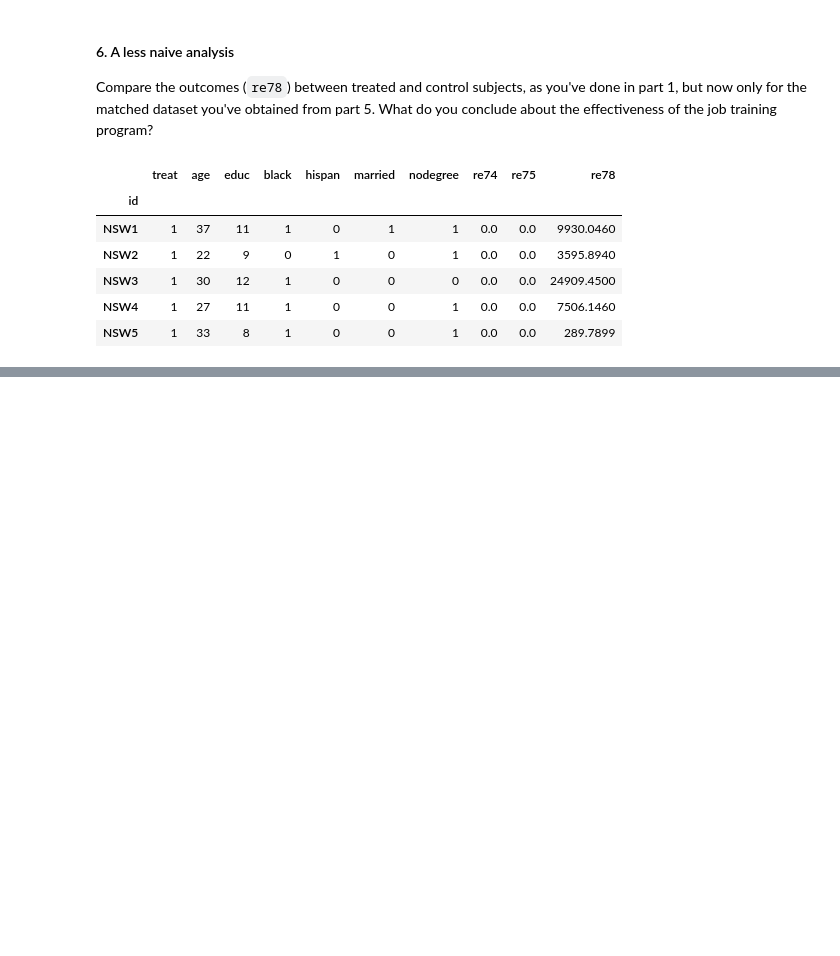
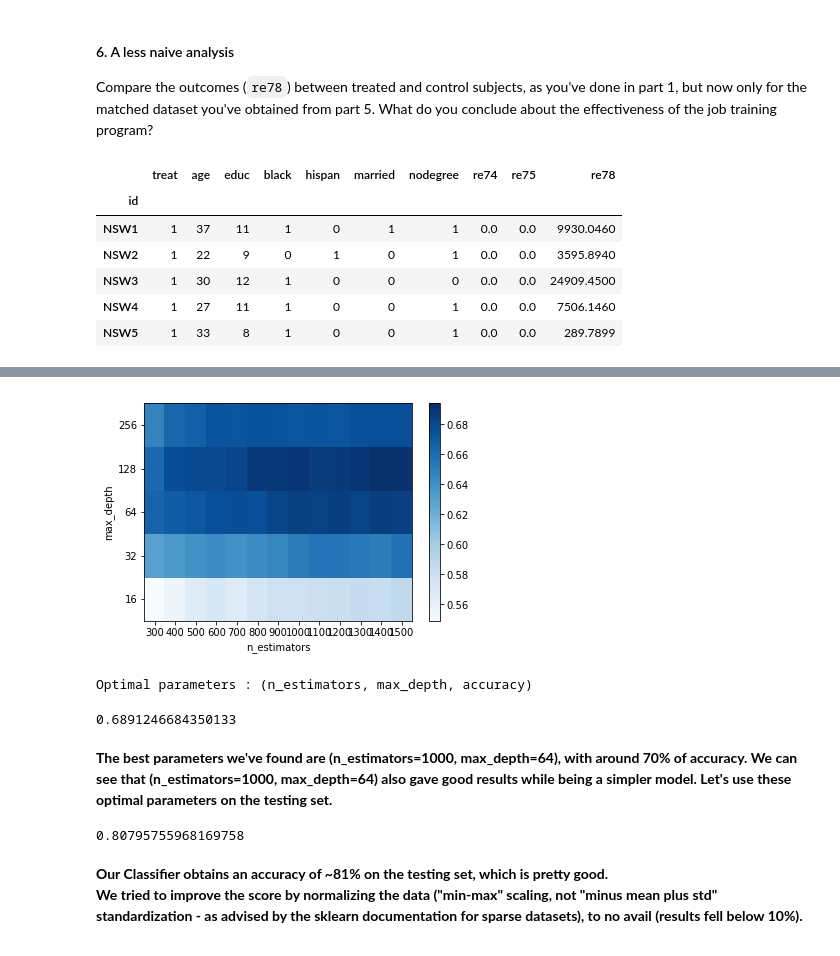
Before and after one commit to NicoBrun/ada2017, a Jupyter notebook: 04 - Applied ML/HW4.ipynb, the cells around one changed output, grey strips where cells are left out. Drawn from its saved outputs; the diff is of its cells as text; code cells hidden in the pictures; blank space fills up the shorter version.

```diff
--- a/04 - Applied ML/HW4.ipynb
+++ b/04 - Applied ML/HW4.ipynb
@@ -713,3 +750,6 @@ newsgroups = fetch_20newsgroups(subset='all')
 from sklearn.feature_extraction.text import TfidfVectorizer
 tokenize = lambda doc: doc.lower().split(" ")
 sklearn_tfidf = TfidfVectorizer(norm='l2',min_df=0, use_idf=True, smooth_idf=False, sublinear_tf=True, tokenizer=tokenize)
+# %%
+datavectors = sklearn_tfidf.fit_transform(newsgroups.data)
+datavectors.shape
@@ -715,0 +762,29 @@ sklearn_tfidf = TfidfVectorizer(norm='l2',min_df=0, use_idf=True, smooth_idf=Fal
+# %%
+def split_dataset(data, labels, train_proportion=0.8, validation_proportion=0.1, test_proportion=0.1, seed=1):
+    num_datapoints = data.shape[0]
+    # Generate a random permutation of the rows' indices
+    np.random.seed(seed)
+    indices = np.random.permutation(num_datapoints)
+    # Compute indices to sample the random index with the correct number of values for each set
+    nb_tr_data = int(np.ceil(num_datapoints*train_proportion))
+    nb_validation_data = int(np.ceil(num_datapoints*validation_proportion))
+    nb_te_data = int(np.ceil(num_datapoints*test_proportion))
+    #  Make up for rounding errors
+    if(num_datapoints < nb_tr_data + nb_validation_data + nb_te_data) :
+        nb_tr_data -= (nb_tr_data + nb_validation_data + nb_te_data) - num_datapoints
+    assert(nb_tr_data + nb_validation_data + nb_te_data <= num_datapoints)
+    # Sample data and labels
+    tr_data = data[:nb_tr_data]
+    tr_labels = labels[:nb_tr_data]
+    v_data = data[nb_tr_data : nb_tr_data + nb_validation_data]
+    v_labels = labels[nb_tr_data : nb_tr_data + nb_validation_data]
+    te_data = data[nb_tr_data + nb_validation_data : ]
+    te_labels = labels[nb_tr_data + nb_validation_data : ]
+    return tr_data, tr_labels, v_data, v_labels, te_data, te_labels
+# %%
+# Parameters
+train_proportion = 0.1
+validation_proportion = 0.1
+
+tr_data, tr_labels, v_data, v_labels, te_data, te_labels = split_dataset(datavectors, newsgroups.target)
+tr_data.shape[0], v_data.shape[0], te_data.shape[0]
@@ -717,0 +841,7 @@ sklearn_tfidf = TfidfVectorizer(norm='l2',min_df=0, use_idf=True, smooth_idf=Fal
+# %%
+## Parameters
+##
+range_estimators = np.linspace(300, 1500, num=13, endpoint=True, dtype=np.int64)
+range_depth = np.logspace(4, 8, base=2, num=5, endpoint=True, dtype=np.int64)
+
+accuracy_accumulator = grid_search(t_data, t_labels, v_data, v_labels, range_estimators, range_depth)
@@ -717,0 +856,21 @@ sklearn_tfidf = TfidfVectorizer(norm='l2',min_df=0, use_idf=True, smooth_idf=Fal
+# %%
+print_gridsearch_results(accuracy_accumulator, range_estimators, range_depth)
+# %% [output]
+[figure, added]
+# %%
+## select the best parameters found with the gridsearch
+
+opt_n_estimators_index = np.argmax([max(r) for r in accuracy_accumulator])
+opt_n_estimators = range_estimators[opt_n_estimators_index]
+opt_max_depth_index = np.argmax(accuracy_accumulator[opt_n_estimators_index])
+opt_max_depth = range_depth[opt_max_depth_index]
+print("Optimal parameters : (n_estimators, max_depth, accuracy)")
+opt_n_estimators, opt_max_depth, accuracy_accumulator[opt_n_estimators_index, opt_max_depth_index]
+accuracy_accumulator[5][3]
+# %% [output]
+Optimal parameters : (n_estimators, max_depth, accuracy)
+0.6891246684350133
+# %% [markdown]
+<b>
+The best parameters we've found are (n_estimators=1000, max_depth=64), with around 70% of accuracy. We can see that  (n_estimators=1000, max_depth=64) also gave good results while being a simpler model.
+Let's use these optimal parameters on the testing set.
@@ -717,0 +881,10 @@ sklearn_tfidf = TfidfVectorizer(norm='l2',min_df=0, use_idf=True, smooth_idf=Fal
+# %%
+accuracy = compute_accuracy(predictions, te_labels)
+accuracy
+# %% [output]
+0.80795755968169758
+# %% [markdown]
+<b>
+Our Classifier obtains an accuracy of ~81% on the testing set, which is pretty good.
+
+We tried to improve the score by normalizing the data ("min-max" scaling, not "minus mean plus std" standardization - as advised by the sklearn documentation for sparse datasets), to no avail (results fell below 10%).
```
Also changed, not shown: parts of 103 cells of this notebook.
